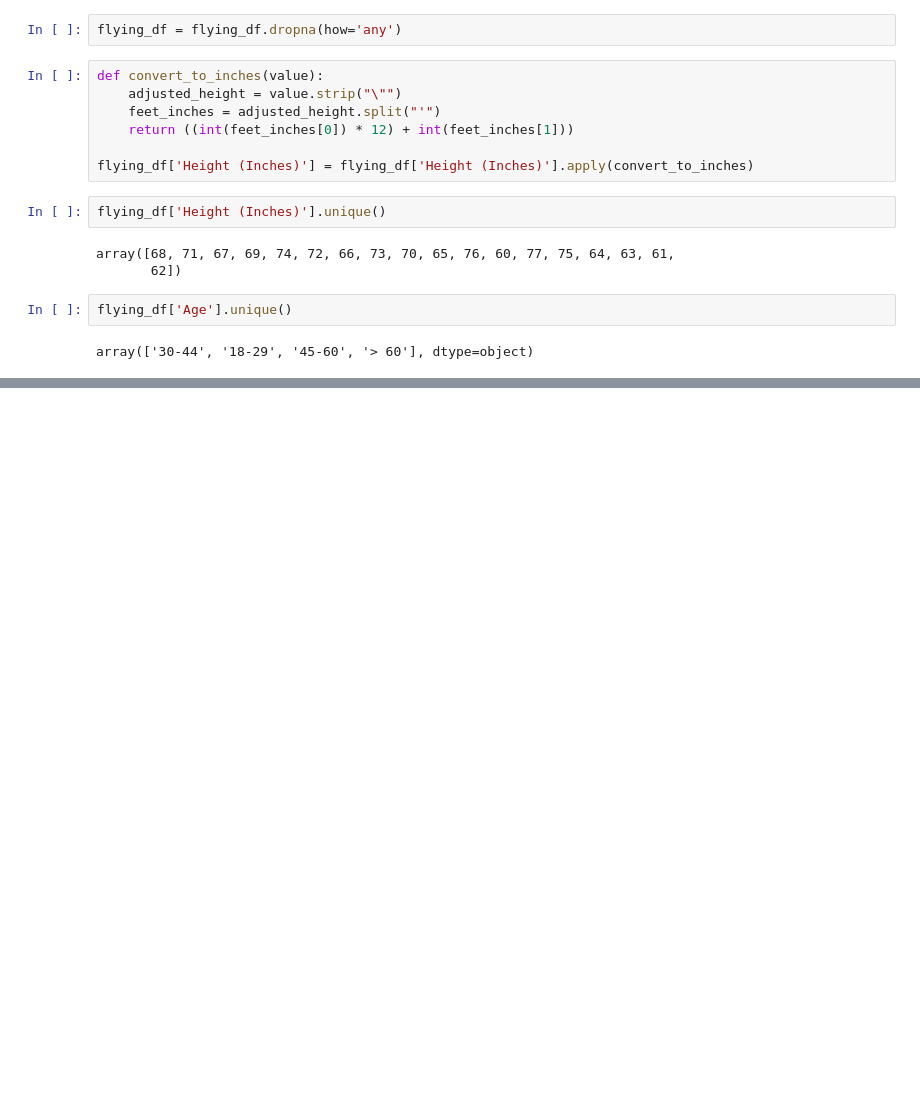
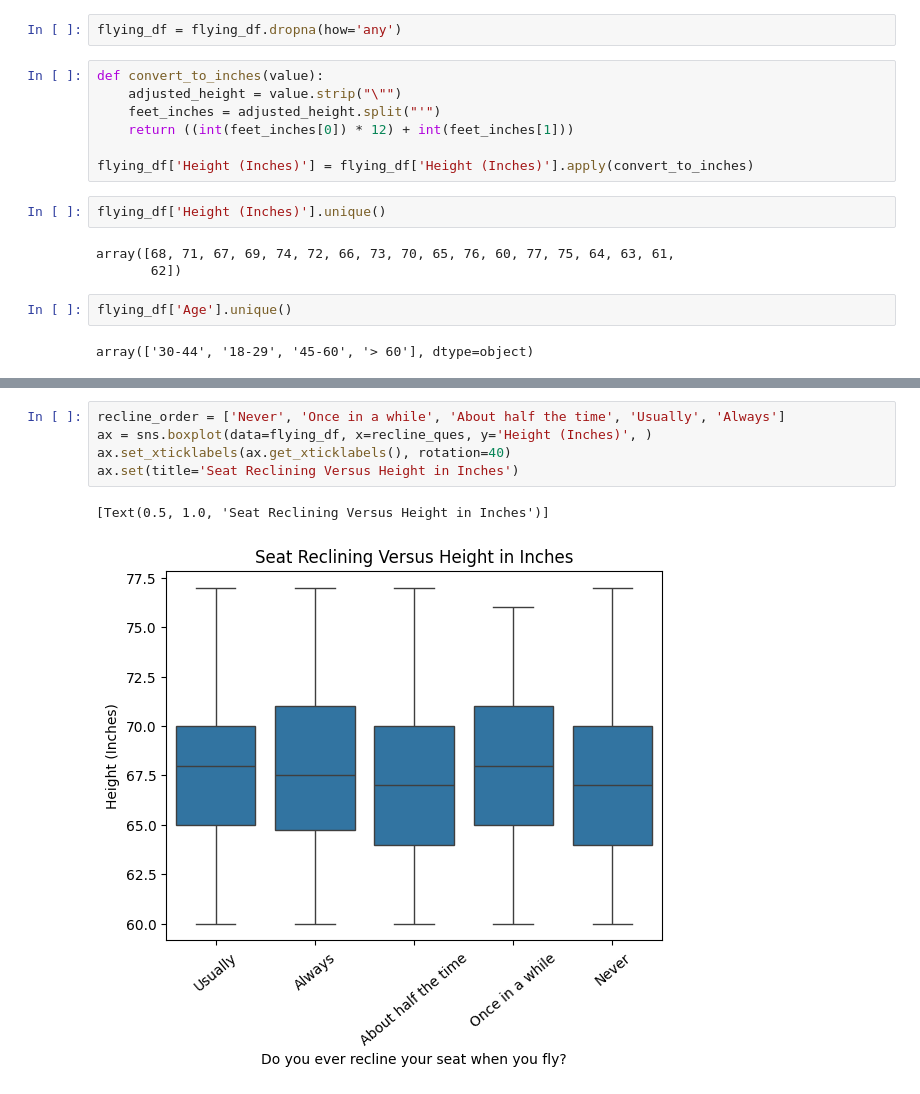
Before and after one commit to briangullen/flying_etiquette_survey, a Jupyter notebook: flying_etiquette.ipynb, the cells around one changed output, grey strips where cells are left out. Drawn from its saved outputs; the diff is of its cells as text; blank space fills up the shorter version.

```diff
--- a/flying_etiquette.ipynb
+++ b/flying_etiquette.ipynb
@@ -72,0 +86,8 @@ sns.countplot(data=flying_df, x='Age', order=ordered_ages,).set(title='Survey Ag
+# %%
+recline_order = ['Never', 'Once in a while', 'About half the time', 'Usually', 'Always']
+ax = sns.boxplot(data=flying_df, x=recline_ques, y='Height (Inches)', )
+ax.set_xticklabels(ax.get_xticklabels(), rotation=40)
+ax.set(title='Seat Reclining Versus Height in Inches')
+# %% [output]
+[Text(0.5, 1.0, 'Seat Reclining Versus Height in Inches')]
+[figure, added]
```
Also changed, not shown: parts of 3 cells of this notebook.
